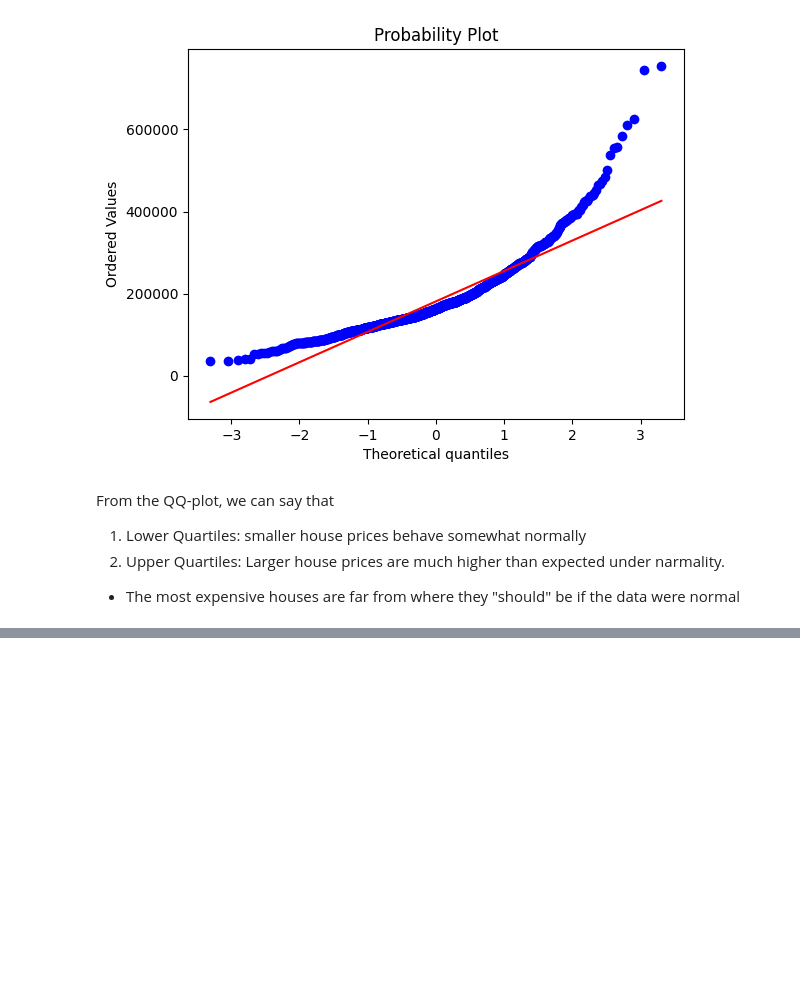
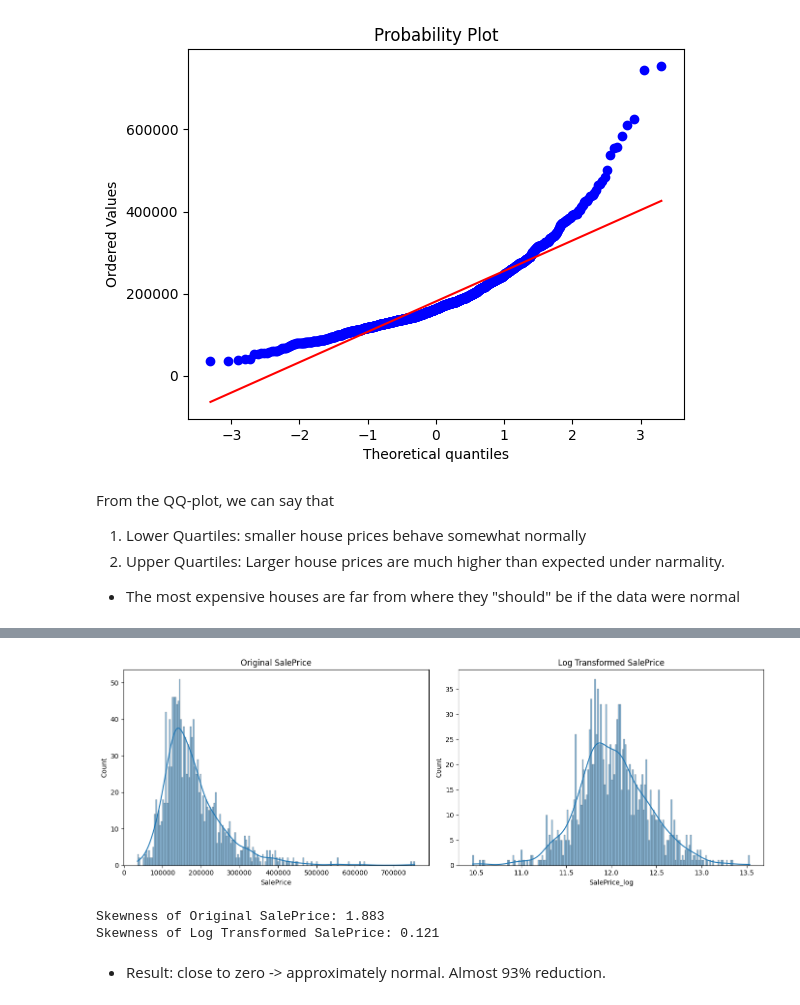
Before and after one commit to navinxqz/Inception-FSDS-classwork, a Jupyter notebook: Assignments/Assignment6.ipynb, the cells around one changed output, grey strips where cells are left out. Cells and saved outputs as stored; diff of their text form; code cells hidden in the pictures; blank space fills up the shorter version.

```diff
--- a/Assignments/Assignment6.ipynb
+++ b/Assignments/Assignment6.ipynb
@@ -177,0 +178,3 @@ From the QQ-plot, we can say that
+# %%
+import numpy as np
+train["SalePrice_log"]=np.log(train["SalePrice"])
@@ -177,0 +190,24 @@ From the QQ-plot, we can say that
+# %%
+# Compare distribution
+fig, ax = plt.subplots(1, 2, figsize=(14,5))
+
+# original
+sns.histplot(train["SalePrice"], kde=True, bins=200, ax=ax[0])
+ax[0].set_title("Original SalePrice")
+
+# log transformed
+sns.histplot(train["SalePrice_log"], kde=True, bins=200, ax=ax[1])
+ax[1].set_title("Log Transformed SalePrice")
+
+plt.tight_layout()
+plt.show()
+# %% [output]
+[figure, added]
+# %%
+print("Skewness of Original SalePrice:", train["SalePrice"].skew().round(3))
+print("Skewness of Log Transformed SalePrice:", train["SalePrice_log"].skew().round(3))
+# %% [output]
+Skewness of Original SalePrice: 1.883
+Skewness of Log Transformed SalePrice: 0.121
+# %% [markdown]
+* Result: close to zero -> approximately normal. Almost 93% reduction.
```
Also changed, not shown: parts of 13 cells of this notebook.
